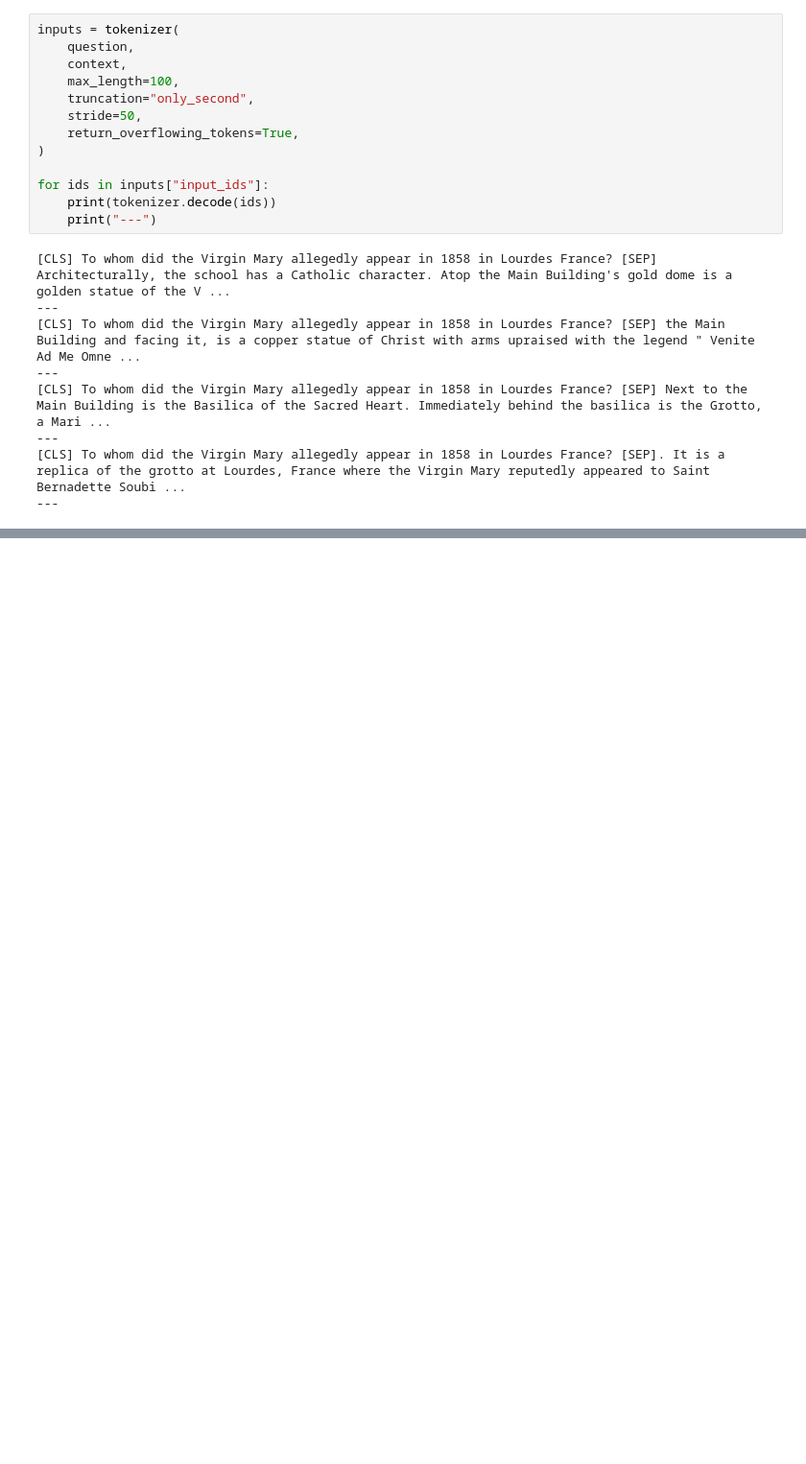
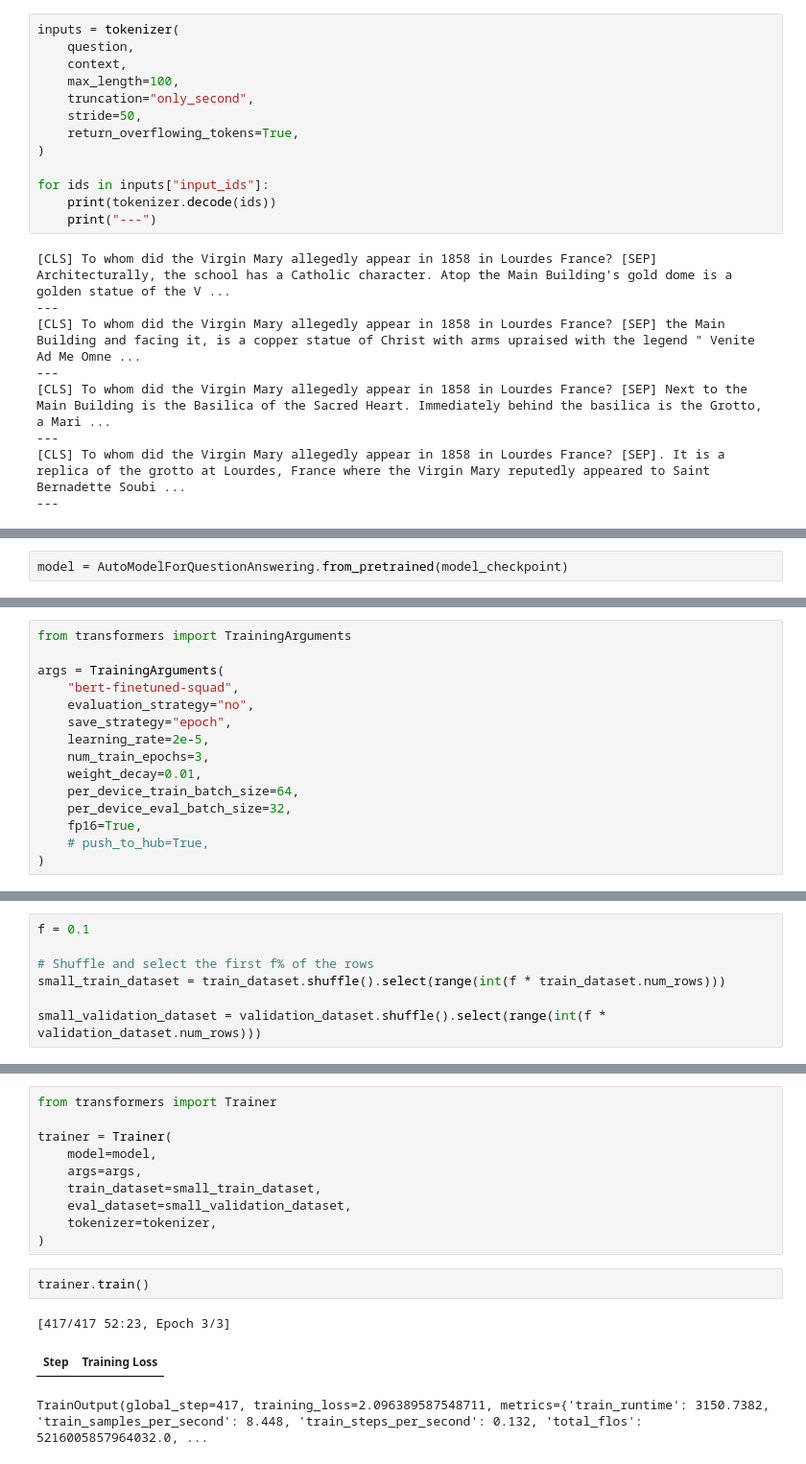
Before and after one commit to locchh/llm-playground, a Jupyter notebook: notebooks/HuggingFace/25_Extractive_Question_Answering.ipynb, the cells around one changed output, grey strips where cells are left out. Shown at 96% size. Cells and saved outputs as stored; diff of their text form; blank space fills up the shorter version.

```diff
--- a/notebooks/HuggingFace/25_Question_answering.ipynb
+++ b/notebooks/HuggingFace/25_Extractive_Question_Answering.ipynb
@@ -176,0 +702,2 @@ for ids in inputs["input_ids"]:
+# %%
+model = AutoModelForQuestionAnswering.from_pretrained(model_checkpoint)
@@ -176,0 +725,15 @@ for ids in inputs["input_ids"]:
+# %%
+from transformers import TrainingArguments
+
+args = TrainingArguments(
+    "bert-finetuned-squad",
+    evaluation_strategy="no",
+    save_strategy="epoch",
+    learning_rate=2e-5,
+    num_train_epochs=3,
+    weight_decay=0.01,
+    per_device_train_batch_size=64,
+    per_device_eval_batch_size=32,
+    fp16=True,
+    # push_to_hub=True,
+)
@@ -176,0 +747,7 @@ for ids in inputs["input_ids"]:
+# %%
+f = 0.1
+
+# Shuffle and select the first f% of the rows
+small_train_dataset = train_dataset.shuffle().select(range(int(f * train_dataset.num_rows)))
+
+small_validation_dataset = validation_dataset.shuffle().select(range(int(f * validation_dataset.num_rows)))
@@ -176,0 +776,16 @@ for ids in inputs["input_ids"]:
+# %%
+from transformers import Trainer
+
+trainer = Trainer(
+    model=model,
+    args=args,
+    train_dataset=small_train_dataset,
+    eval_dataset=small_validation_dataset,
+    tokenizer=tokenizer,
+)
+# %%
+trainer.train()
+# %% [output]
+[417/417 52:23, Epoch 3/3]
+| Step | Training Loss |
+TrainOutput(global_step=417, training_loss=2.096389587548711, metrics={'train_runtime': 3150.7382, 'train_samples_per_second': 8.448, 'train_steps_per_second': 0.132, 'total_flos': 5216005857964032.0, ...
```
Also changed, not shown: parts of 84 cells of this notebook, 22 other files.
